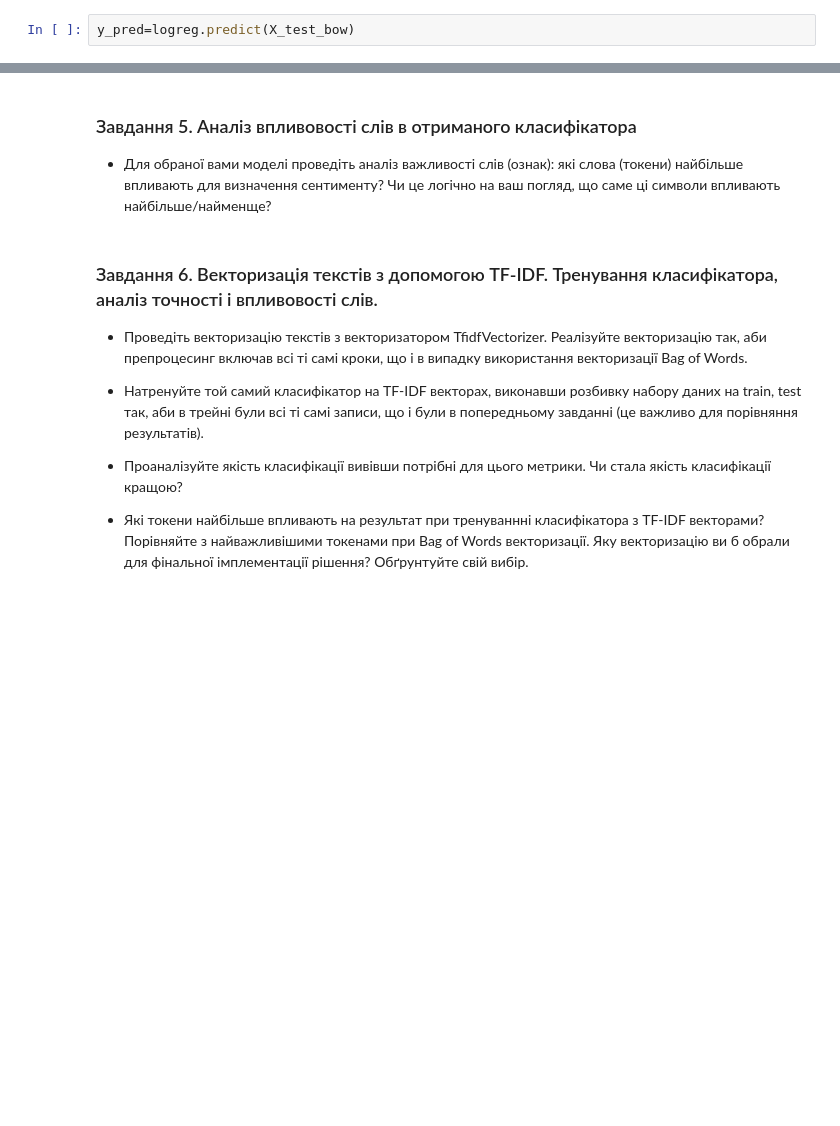
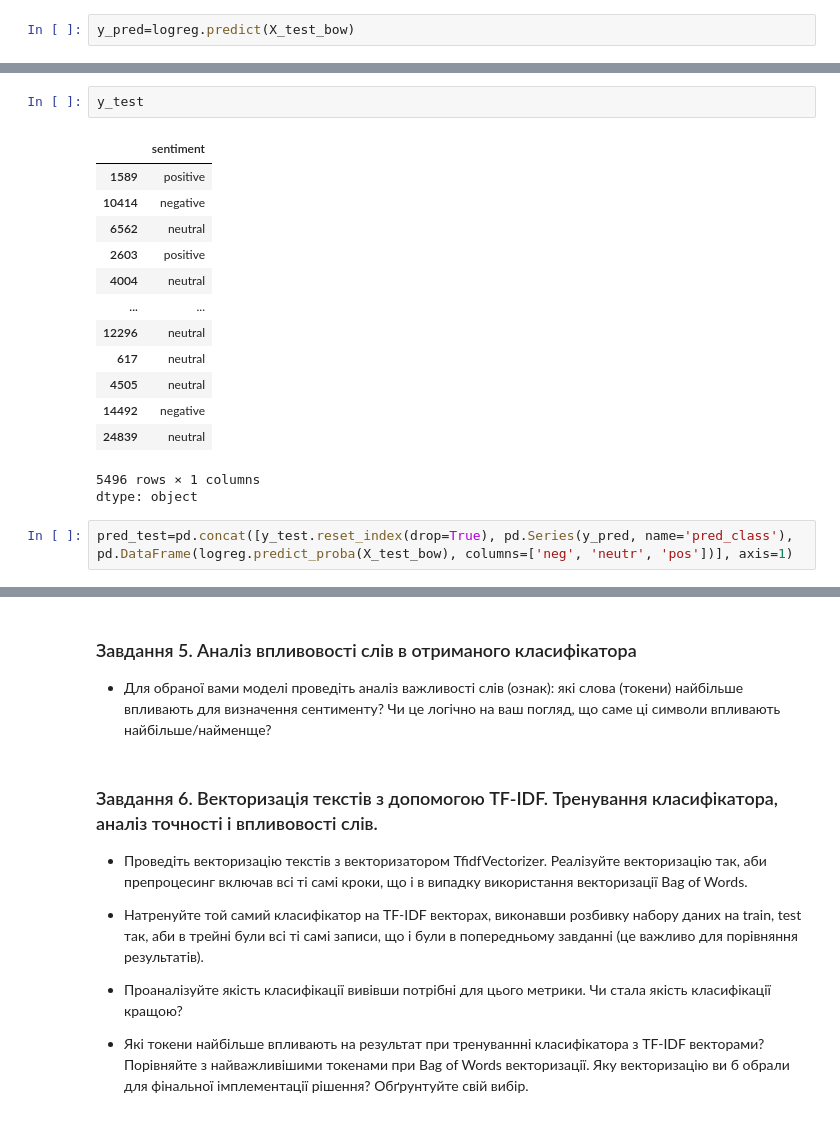
Before and after one commit to Daria-Lytvynenko/ML_course, a Jupyter notebook: HW_NLP_Classification.ipynb, the cells around one changed output, grey strips where cells are left out. Cells and saved outputs as stored; diff of their text form; blank space fills up the shorter version.

```diff
--- a/HW_NLP_Classification.ipynb
+++ b/HW_NLP_Classification.ipynb
@@ -217,0 +222,19 @@ accuracy_score(y_test, y_pred)
+# %%
+y_test
+# %% [output]
+|  | sentiment |
+| 1589 | positive |
+| 10414 | negative |
+| 6562 | neutral |
+| 2603 | positive |
+| 4004 | neutral |
+| ... | ... |
+| 12296 | neutral |
+| 617 | neutral |
+| 4505 | neutral |
+| 14492 | negative |
+| 24839 | neutral |
+5496 rows × 1 columns
+dtype: object
+# %%
+pred_test=pd.concat([y_test.reset_index(drop=True), pd.Series(y_pred, name='pred_class'), pd.DataFrame(logreg.predict_proba(X_test_bow), columns=['neg', 'neutr', 'pos'])], axis=1)
```
Also changed, not shown: parts of 13 cells of this notebook.
